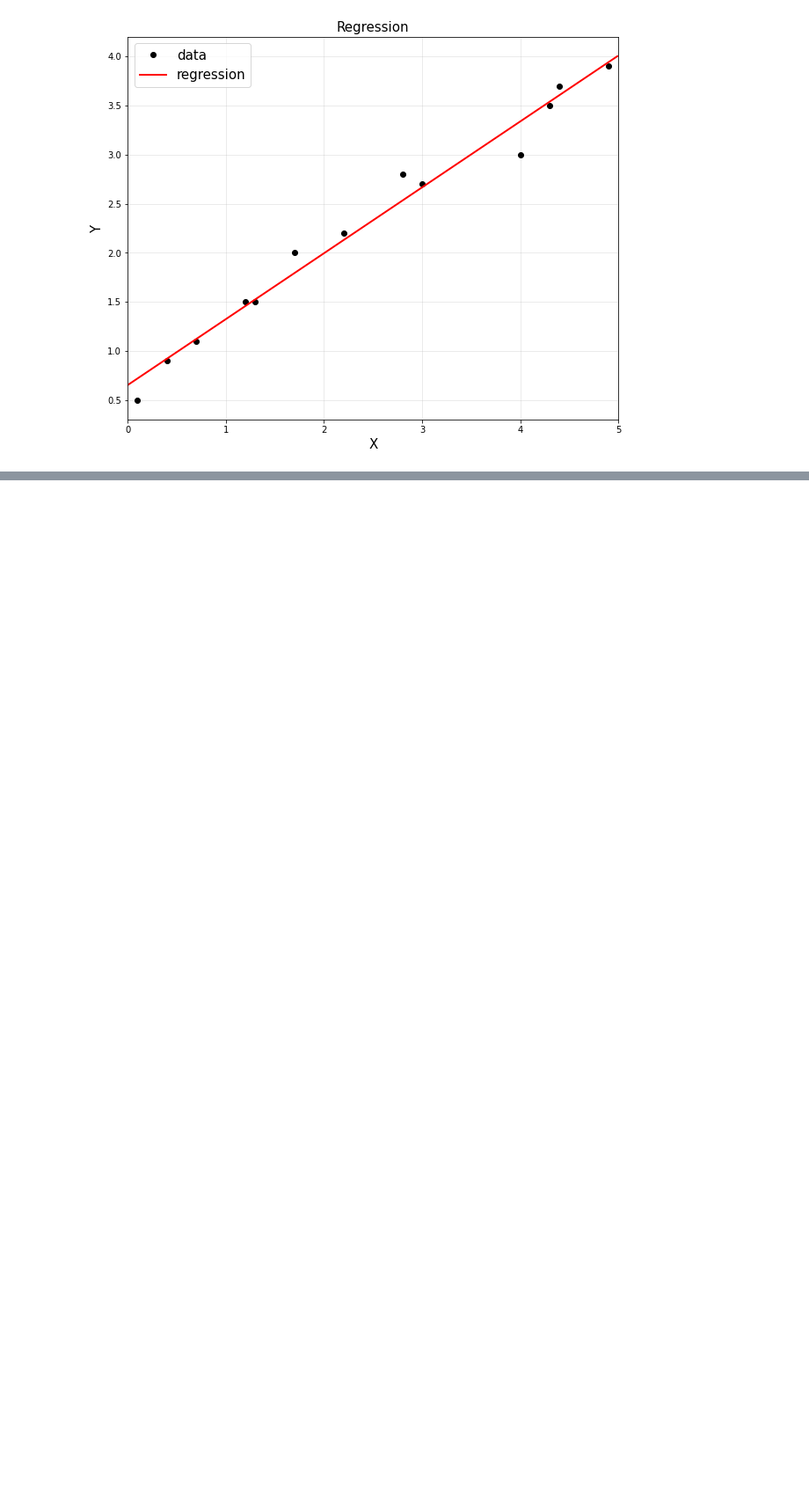
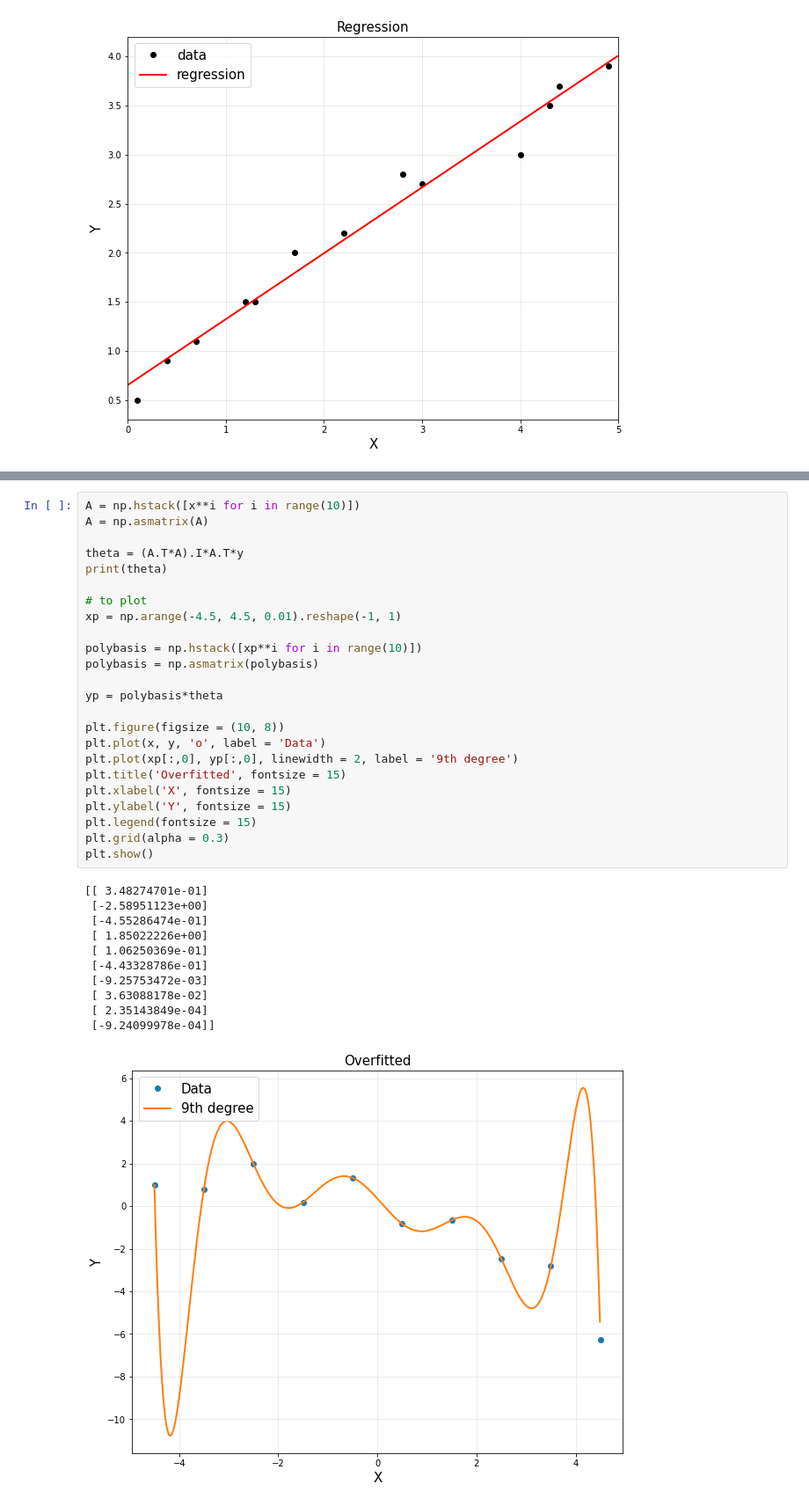
Before and after one commit to msksh/jupyternote, a Jupyter notebook: 회귀.ipynb, the cells around one changed output, grey strips where cells are left out. Shown at 88% size. Cells and saved outputs as stored; diff of their text form; blank space fills up the shorter version.

```diff
--- a/회귀.ipynb
+++ b/회귀.ipynb
@@ -209,0 +279,36 @@ plt.show()
+# %%
+A = np.hstack([x**i for i in range(10)])
+A = np.asmatrix(A)
+
+theta = (A.T*A).I*A.T*y
+print(theta)
+
+# to plot
+xp = np.arange(-4.5, 4.5, 0.01).reshape(-1, 1)
+
+polybasis = np.hstack([xp**i for i in range(10)])
+polybasis = np.asmatrix(polybasis)
+
+yp = polybasis*theta
+
+plt.figure(figsize = (10, 8))
+plt.plot(x, y, 'o', label = 'Data')
+plt.plot(xp[:,0], yp[:,0], linewidth = 2, label = '9th degree')
+plt.title('Overfitted', fontsize = 15)
+plt.xlabel('X', fontsize = 15)
+plt.ylabel('Y', fontsize = 15)
+plt.legend(fontsize = 15)
+plt.grid(alpha = 0.3)
+plt.show()
+# %% [output]
+[[ 3.48274701e-01]
+ [-2.58951123e+00]
+ [-4.55286474e-01]
+ [ 1.85022226e+00]
+ [ 1.06250369e-01]
+ [-4.43328786e-01]
+ [-9.25753472e-03]
+ [ 3.63088178e-02]
+ [ 2.35143849e-04]
+ [-9.24099978e-04]]
+[figure, added]
```
Also changed, not shown: parts of 29 cells of this notebook.
